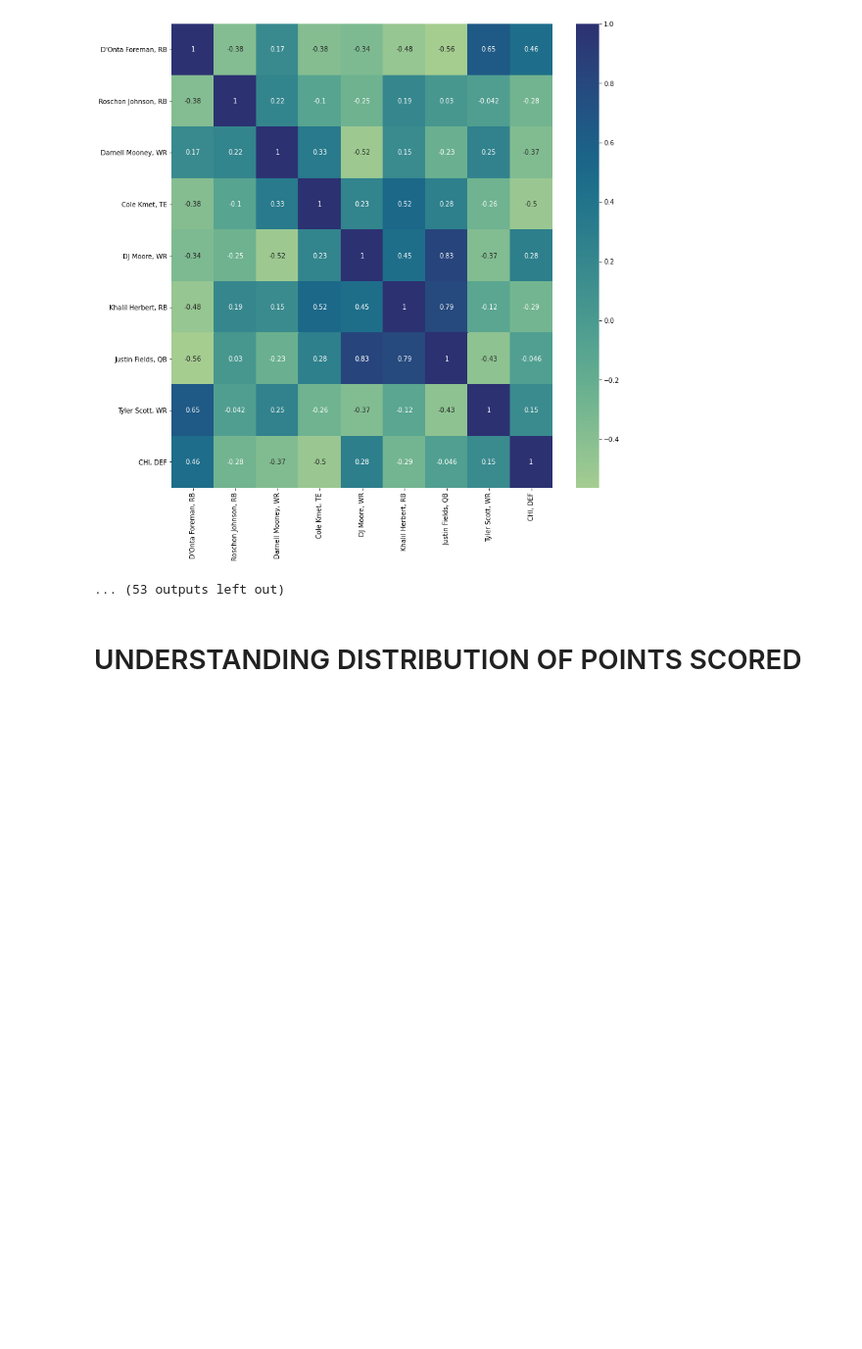
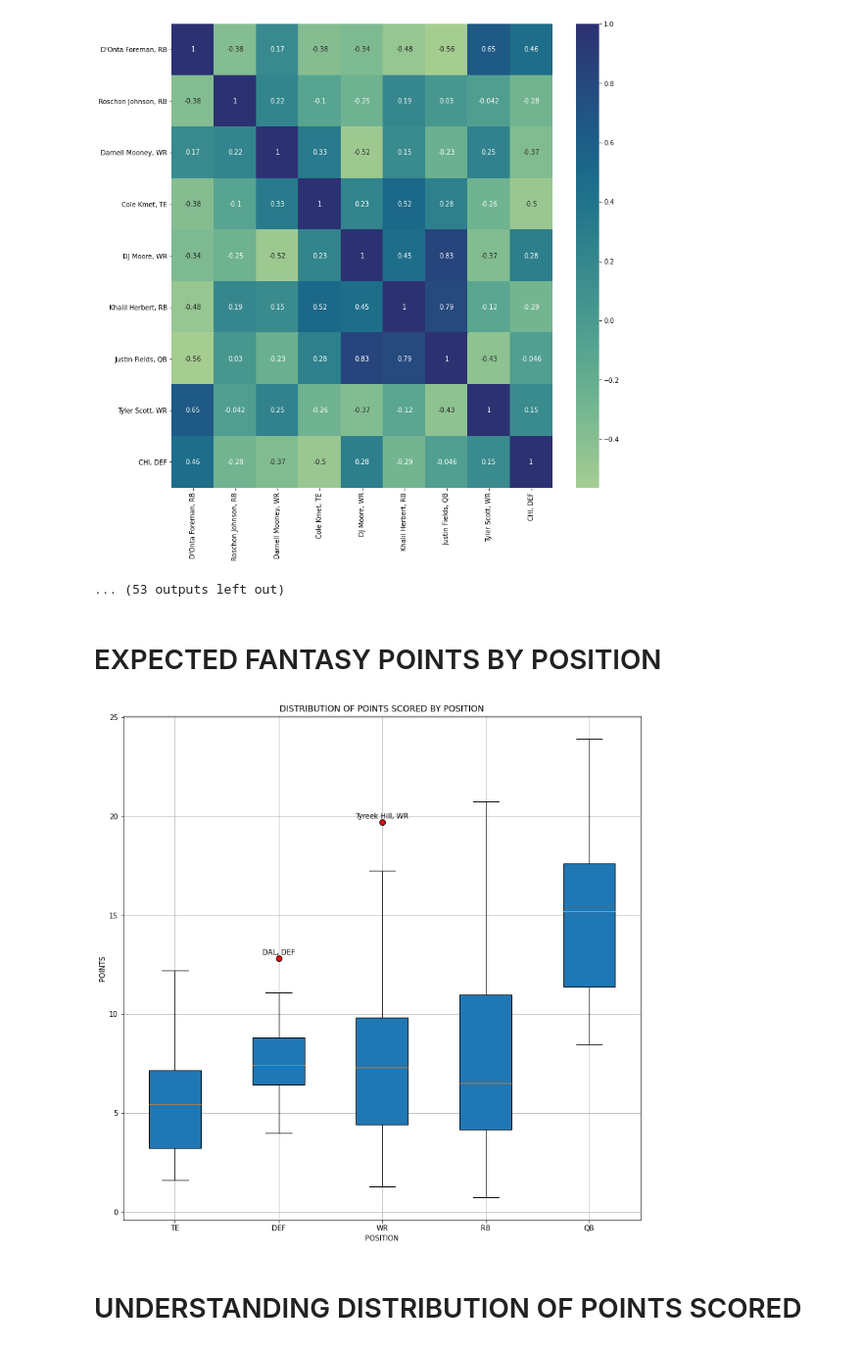
Before and after one commit to mkralis123/FantasyResearch, a Jupyter notebook: FantasyResearch.ipynb, the cells around one changed output. Shown at 98% size. Saved outputs shown, nothing was run; the diff lists cells and outputs as text; code cells hidden in the pictures; blank space fills up the shorter version.

Commit message:
Adding in box plot to understand distributions by position

```diff
--- a/FantasyResearch.ipynb
+++ b/FantasyResearch.ipynb
@@ -143,6 +143,33 @@ Miles Sanders, RB  Jonathan Mingo, WR   -0.428579
 CHI
 [figure]
 ... (53 outputs left out)
+# %% [markdown]
+# EXPECTED FANTASY POINTS BY POSITION
+# %%
+all_positions = ['TE', 'DEF','WR','RB','QB']
+
+plots = []
+for pos in all_positions:
+    temp = atmost.T.filter(like = f', {pos}').T.filter(like = 'Week').mean(axis = 1)
+    plots.append(temp)
+
+
+plt.figure(figsize=(13, 13))
+plt.grid()
+boxplot = plt.boxplot(plots, labels=all_positions, patch_artist=True, flierprops=dict(marker='o', markerfacecolor='red', markersize=8))
+def annotate_outliers(boxplot, labels):
+    for i, flier in enumerate(boxplot['fliers']):
+        x = flier.get_xdata()
+        y = flier.get_ydata()
+        if len(x) > 0:
+            plt.annotate(plots[i][plots[i]==float(y)].index[0], (x[0], y[0]), textcoords='offset points', xytext=(0, 5), ha='center')
+annotate_outliers(boxplot, all_positions)
+plt.title('DISTRIBUTION OF POINTS SCORED BY POSITION')
+plt.xlabel('POSITION')
+plt.ylabel('POINTS')
+plt.show()
+# %% [output]
+[figure, added]
 # %% [markdown]
 # UNDERSTANDING DISTRIBUTION OF POINTS SCORED
 # %%
```
